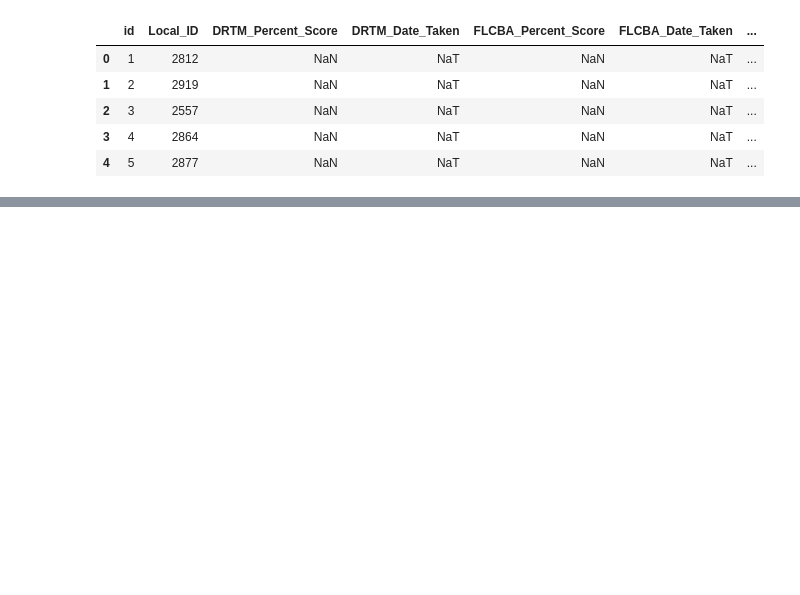
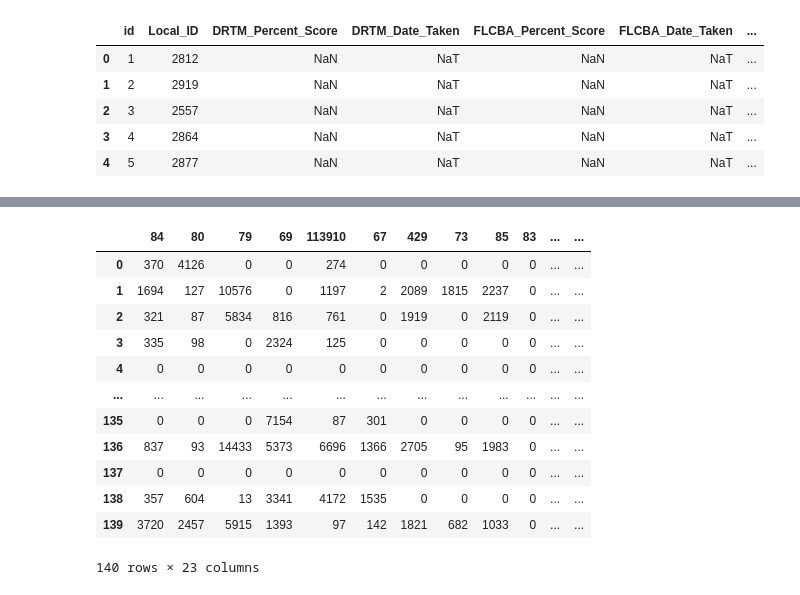
Before and after one commit to HaydenLaBrie/test_prediction, a Jupyter notebook: main.ipynb, the cells around one changed output, grey strips where cells are left out. Cells and saved outputs as stored; diff of their text form; code cells hidden in the pictures; blank space fills up the shorter version.

```diff
--- a/main.ipynb
+++ b/main.ipynb
@@ -267,0 +257,2 @@ table.head()
+# %%
+df = pd.read_sql('SELECT * FROM grade2math', engine)
@@ -267,0 +290,26 @@ table.head()
+# %%
+df['84'] = pd.to_numeric(df['84'])
+df['80'] = pd.to_numeric(df['80'])
+df['79'] = pd.to_numeric(df['79'])
+df['70'] = pd.to_numeric(df['70'])
+df['69'] = pd.to_numeric(df['69'])
+df['113910'] = pd.to_numeric(df['113910'])
+df['67'] = pd.to_numeric(df['67'])
+df['429'] = pd.to_numeric(df['429'])
+df['73'] = pd.to_numeric(df['73'])
+df['85'] = pd.to_numeric(df['85'])
+df['83'] = pd.to_numeric(df['83'])
+df['272220'] = pd.to_numeric(df['272220'])
+df['78'] = pd.to_numeric(df['78'])
+df['89'] = pd.to_numeric(df['89'])
+df['107'] = pd.to_numeric(df['107'])
+df['72'] = pd.to_numeric(df['72'])
+df['456'] = pd.to_numeric(df['456'])
+df['345'] = pd.to_numeric(df['345'])
+df['71'] = pd.to_numeric(df['71'])
+df['88'] = pd.to_numeric(df['88'])
+df['417'] = pd.to_numeric(df['417'])
+df['68'] = pd.to_numeric(df['68'])
+df['75'] = pd.to_numeric(df['75'])
+df['77'] = pd.to_numeric(df['77'])
+df.dtypes
@@ -267,0 +334,17 @@ table.head()
+# %%
+x = df[['84', '80', '79', '69', '113910', '67','429','73','85','83','272220','78','89','107','72','456','345','71','88','417','68','75','77']]
+x
+# %% [output]
+|  | 84 | 80 | 79 | 69 | 113910 | 67 | 429 | 73 | 85 | 83 | ... | ... |
+| 0 | 370 | 4126 | 0 | 0 | 274 | 0 | 0 | 0 | 0 | 0 | ... | ... |
+| 1 | 1694 | 127 | 10576 | 0 | 1197 | 2 | 2089 | 1815 | 2237 | 0 | ... | ... |
+| 2 | 321 | 87 | 5834 | 816 | 761 | 0 | 1919 | 0 | 2119 | 0 | ... | ... |
+| 3 | 335 | 98 | 0 | 2324 | 125 | 0 | 0 | 0 | 0 | 0 | ... | ... |
+| 4 | 0 | 0 | 0 | 0 | 0 | 0 | 0 | 0 | 0 | 0 | ... | ... |
+| ... | ... | ... | ... | ... | ... | ... | ... | ... | ... | ... | ... | ... |
+| 135 | 0 | 0 | 0 | 7154 | 87 | 301 | 0 | 0 | 0 | 0 | ... | ... |
+| 136 | 837 | 93 | 14433 | 5373 | 6696 | 1366 | 2705 | 95 | 1983 | 0 | ... | ... |
+| 137 | 0 | 0 | 0 | 0 | 0 | 0 | 0 | 0 | 0 | 0 | ... | ... |
+| 138 | 357 | 604 | 13 | 3341 | 4172 | 1535 | 0 | 0 | 0 | 0 | ... | ... |
+| 139 | 3720 | 2457 | 5915 | 1393 | 97 | 142 | 1821 | 682 | 1033 | 0 | ... | ... |
+140 rows × 23 columns
```
Also changed, not shown: parts of 19 cells of this notebook.
